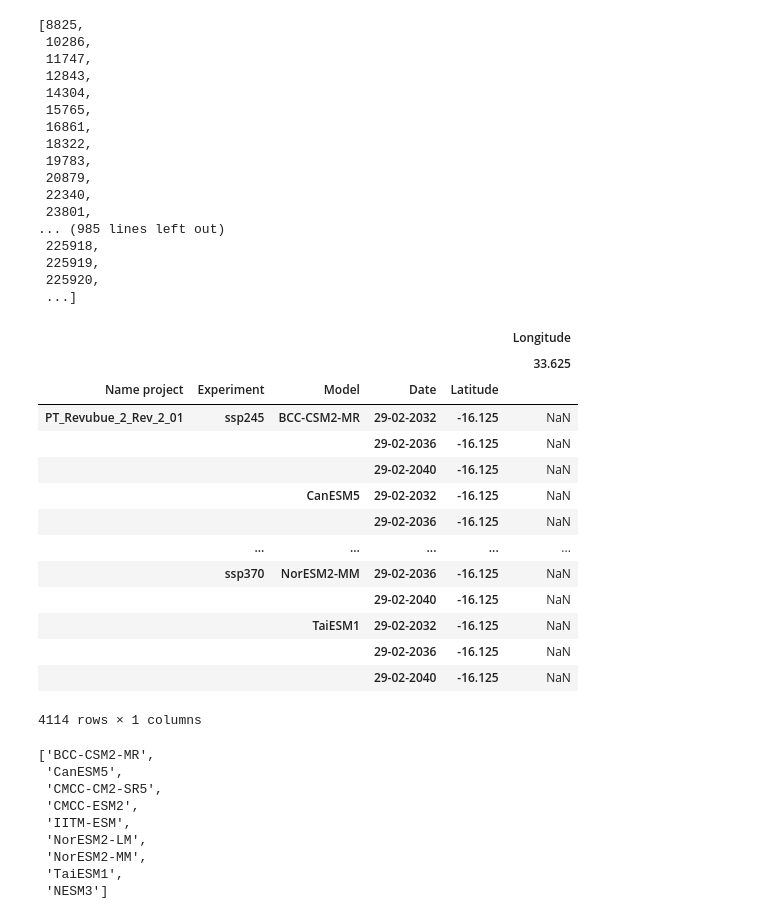
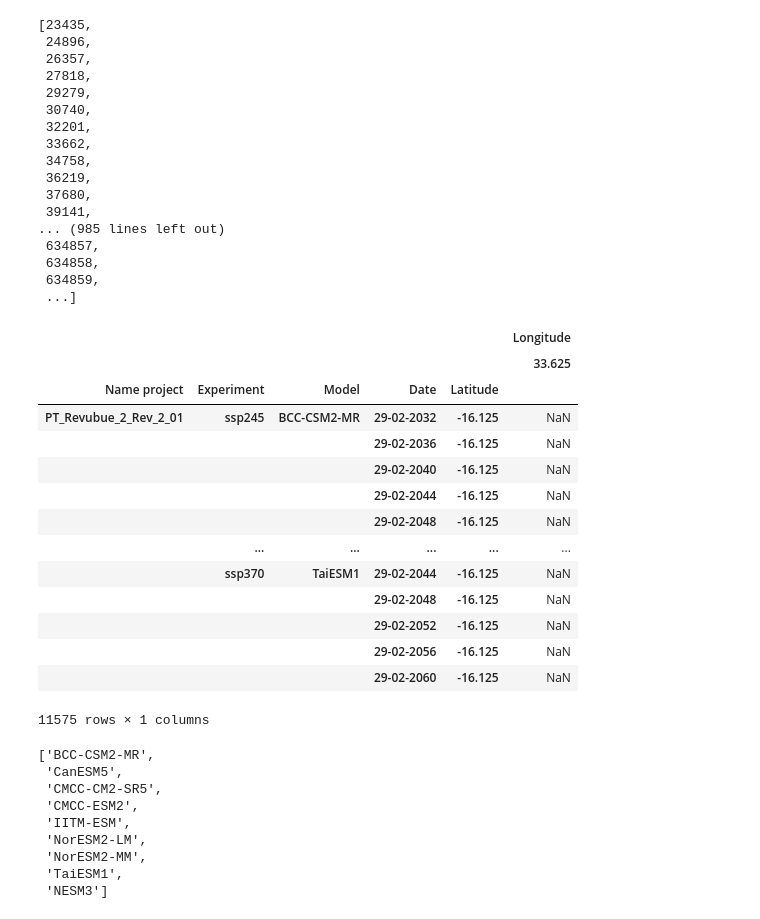
Before and after one commit to RaphaelPB/CRVA_tool, a Jupyter notebook: Test scipy.ipynb, the cells around one changed output. Cells and saved outputs as stored; diff of their text form; code cells hidden in the pictures.

```diff
--- a/Test scipy.ipynb
+++ b/Test scipy.ipynb
@@ -10,7 +10,7 @@ import os.path
 from FileManagement2 import df_to_csv
 # %%
 out_path = r'\\COWI.net\projects\A245000\A248363\CRVA\Datasets\NEX-GDDP-CMIP6'
-csv_path = os.path.join(out_path,'csv_file','pr_day_2030-2040','Project_PT_Revubue_2_Rev_2_01_moz_precipitation_2030-2040.csv')
-precipitation_2030_2040 = pd.read_csv(csv_path,header=[0,1],index_col=[0,1,2,3,4])#*86400 # units kg.m^(-2).s^(-1)
+csv_path = os.path.join(out_path,'csv_file','pr_day_2020-2060','Project_PT_Revubue_2_Rev_2_01_moz_precipitation_2020-2060.csv')
+precipitation_2020_2060 = pd.read_csv(csv_path,header=[0,1],index_col=[0,1,2,3,4])#*86400 # units kg.m^(-2).s^(-1)
 # convert precipitation data from kg.m^(-2).s^(-1) to mm/day :  1 kg/m2/s = 86400 mm/day
 # source: https://www.researchgate.net/post/How-do-I-convert-ERA-Interim-precipitation-estimates-from-kg-m2-s-to-mm-day
@@ -35,45 +35,45 @@ precipitation_2030_2040
 # %%
 # find non finite values
 # %%
-non_finite_index=np.where(~np.isfinite(precipitation_2030_2040))[0].tolist()
+non_finite_index=np.where(~np.isfinite(precipitation_2020_2060))[0].tolist()
 non_finite_index
 # %% [output]
-[8825,
- 10286,
- 11747,
- 12843,
- 14304,
- 15765,
- 16861,
- 18322,
- 19783,
- 20879,
- 22340,
- 23801,
+[23435,
+ 24896,
+ 26357,
+ 27818,
+ 29279,
+ 30740,
+ 32201,
+ 33662,
+ 34758,
+ 36219,
+ 37680,
+ 39141,
 ... (985 lines left out)
- 225918,
- 225919,
- 225920,
+ 634857,
+ 634858,
+ 634859,
  ...]
 # %%
-df_non_finite=precipitation_2030_2040.iloc[non_finite_index]
+df_non_finite=precipitation_2020_2060.iloc[non_finite_index]
 df_non_finite
 # %% [output]
 |  |  |  |  |  | Longitude |
 |  |  |  |  |  | 33.625 |
 | Name project | Experiment | Model | Date | Latitude |  |
 | PT_Revubue_2_Rev_2_01 | ssp245 | BCC-CSM2-MR | 29-02-2032 | -16.125 | NaN |
 |  |  |  | 29-02-2036 | -16.125 | NaN |
 |  |  |  | 29-02-2040 | -16.125 | NaN |
-|  |  | CanESM5 | 29-02-2032 | -16.125 | NaN |
-|  |  |  | 29-02-2036 | -16.125 | NaN |
+|  |  |  | 29-02-2044 | -16.125 | NaN |
+|  |  |  | 29-02-2048 | -16.125 | NaN |
 |  | ... | ... | ... | ... | ... |
-|  | ssp370 | NorESM2-MM | 29-02-2036 | -16.125 | NaN |
-|  |  |  | 29-02-2040 | -16.125 | NaN |
-|  |  | TaiESM1 | 29-02-2032 | -16.125 | NaN |
-|  |  |  | 29-02-2036 | -16.125 | NaN |
-|  |  |  | 29-02-2040 | -16.125 | NaN |
+|  | ssp370 | TaiESM1 | 29-02-2044 | -16.125 | NaN |
+|  |  |  | 29-02-2048 | -16.125 | NaN |
+|  |  |  | 29-02-2052 | -16.125 | NaN |
+|  |  |  | 29-02-2056 | -16.125 | NaN |
+|  |  |  | 29-02-2060 | -16.125 | NaN |
-4114 rows × 1 columns
+11575 rows × 1 columns
 # %%
 models_to_delete = []
 for i in (np.arange(0,len(df_non_finite.index.tolist())-1)):
```
Also changed, not shown: parts of 34 cells of this notebook, 1 other file.
